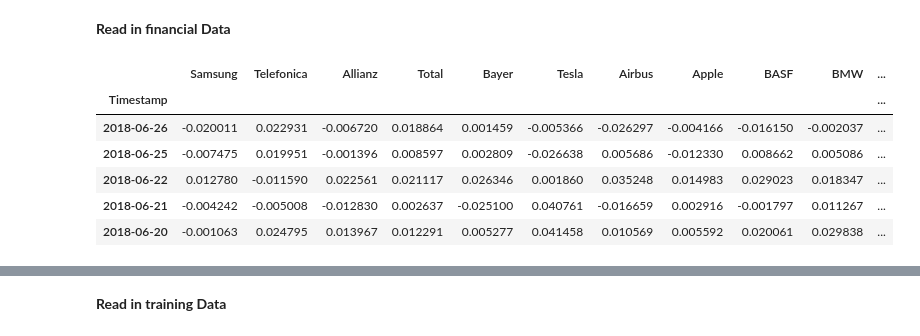
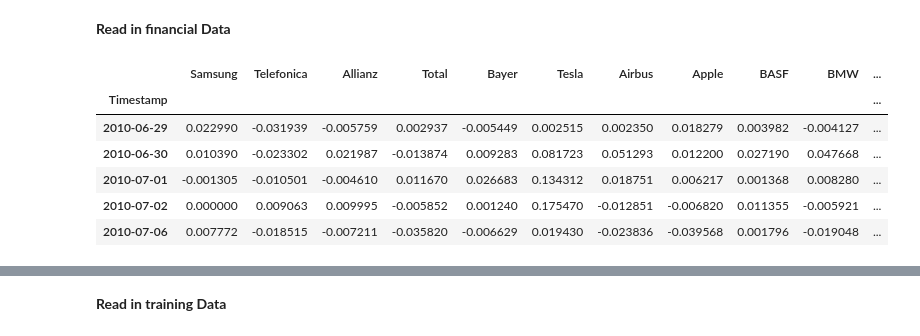
Before and after one commit to kosnil/kd-seminar, a Jupyter notebook: mlp/D2V_Reformat_CNN.ipynb, the cells around one changed output, grey strips where cells are left out. Saved outputs shown, nothing was run; the diff lists cells and outputs as text; code cells hidden in the pictures.

```diff
--- a/mlp/D2V_Reformat_CNN.ipynb
+++ b/mlp/D2V_Reformat_CNN.ipynb
@@ -14,12 +14,13 @@ wd
 # %%
 fin_data = pd.read_csv("../finance_data/data/aggregated_returns.csv", index_col=["Timestamp"], parse_dates=True)
 fin_data = fin_data.drop(columns=["Unnamed: 0"])
+fin_data = fin_data.sort_index()
 fin_data.head()
 # %% [output]
 |  | Samsung | Telefonica | Allianz | Total | Bayer | Tesla | Airbus | Apple | BASF | BMW | ... |
 | Timestamp |  |  |  |  |  |  |  |  |  |  | ... |
-| 2018-06-26 | -0.020011 | 0.022931 | -0.006720 | 0.018864 | 0.001459 | -0.005366 | -0.026297 | -0.004166 | -0.016150 | -0.002037 | ... |
-| 2018-06-25 | -0.007475 | 0.019951 | -0.001396 | 0.008597 | 0.002809 | -0.026638 | 0.005686 | -0.012330 | 0.008662 | 0.005086 | ... |
-| 2018-06-22 | 0.012780 | -0.011590 | 0.022561 | 0.021117 | 0.026346 | 0.001860 | 0.035248 | 0.014983 | 0.029023 | 0.018347 | ... |
-| 2018-06-21 | -0.004242 | -0.005008 | -0.012830 | 0.002637 | -0.025100 | 0.040761 | -0.016659 | 0.002916 | -0.001797 | 0.011267 | ... |
-| 2018-06-20 | -0.001063 | 0.024795 | 0.013967 | 0.012291 | 0.005277 | 0.041458 | 0.010569 | 0.005592 | 0.020061 | 0.029838 | ... |
+| 2010-06-29 | 0.022990 | -0.031939 | -0.005759 | 0.002937 | -0.005449 | 0.002515 | 0.002350 | 0.018279 | 0.003982 | -0.004127 | ... |
+| 2010-06-30 | 0.010390 | -0.023302 | 0.021987 | -0.013874 | 0.009283 | 0.081723 | 0.051293 | 0.012200 | 0.027190 | 0.047668 | ... |
+| 2010-07-01 | -0.001305 | -0.010501 | -0.004610 | 0.011670 | 0.026683 | 0.134312 | 0.018751 | 0.006217 | 0.001368 | 0.008280 | ... |
+| 2010-07-02 | 0.000000 | 0.009063 | 0.009995 | -0.005852 | 0.001240 | 0.175470 | -0.012851 | -0.006820 | 0.011355 | -0.005921 | ... |
+| 2010-07-06 | 0.007772 | -0.018515 | -0.007211 | -0.035820 | -0.006629 | 0.019430 | -0.023836 | -0.039568 | 0.001796 | -0.019048 | ... |
```
Also changed, not shown: parts of 53 cells of this notebook, 2 other files.
